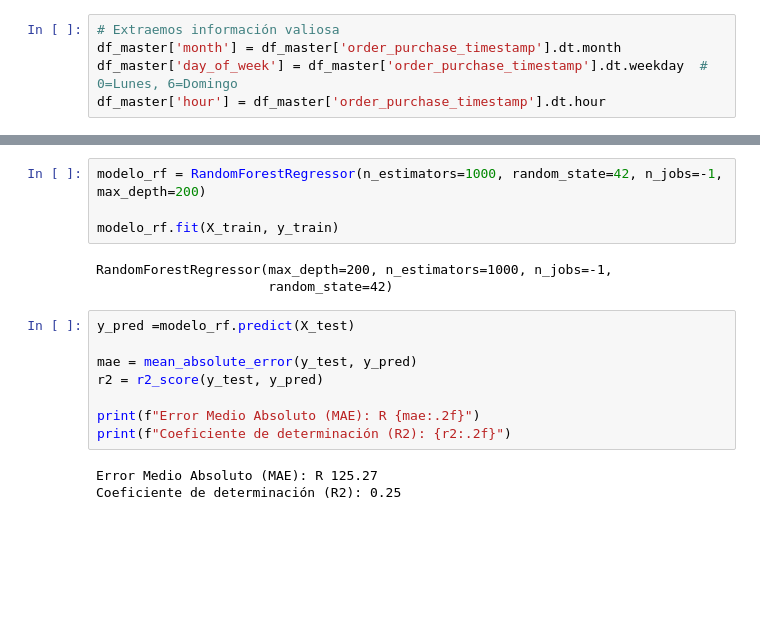
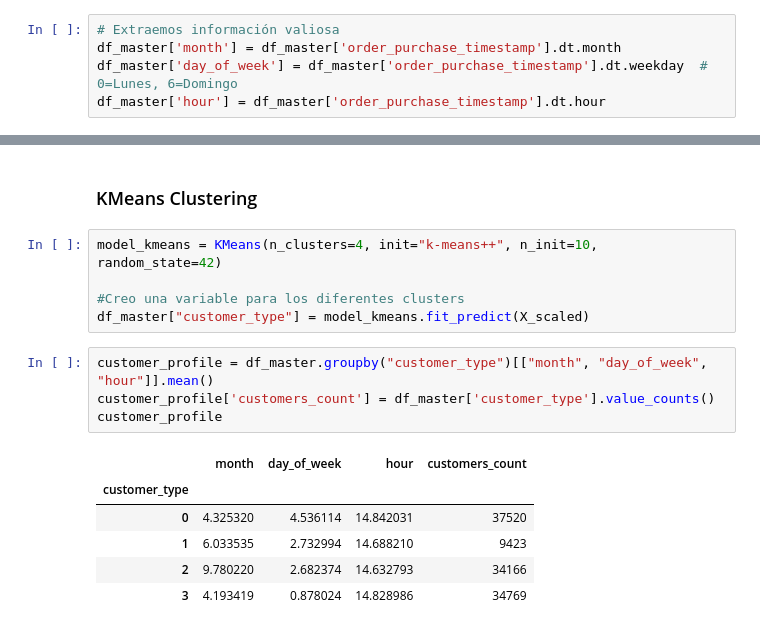
Before and after one commit to carlos-villa-restrepo/brazilian-ecommerce-data-science-project, a Jupyter notebook: notebooks/EDA.ipynb, the cells around one changed output, grey strips where cells are left out. Drawn from its saved outputs; the diff is of its cells as text; blank space fills up the shorter version.

```diff
--- a/notebooks/EDA.ipynb
+++ b/notebooks/EDA.ipynb
@@ -764,18 +757,18 @@ X_train
-# %%
-modelo_rf = RandomForestRegressor(n_estimators=1000, random_state=42, n_jobs=-1, max_depth=200)
-
-modelo_rf.fit(X_train, y_train)
-# %% [output]
-RandomForestRegressor(max_depth=200, n_estimators=1000, n_jobs=-1,
-                      random_state=42)
-# %%
-y_pred =modelo_rf.predict(X_test)
-
-mae = mean_absolute_error(y_test, y_pred)
-r2 = r2_score(y_test, y_pred)
-
-print(f"Error Medio Absoluto (MAE): R {mae:.2f}")
-print(f"Coeficiente de determinación (R2): {r2:.2f}")
-# %% [output]
-Error Medio Absoluto (MAE): R 125.27
-Coeficiente de determinación (R2): 0.25
+# %% [markdown]
+### KMeans Clustering
+# %%
+model_kmeans = KMeans(n_clusters=4, init="k-means++", n_init=10, random_state=42)
+
+#Creo una variable para los diferentes clusters
+df_master["customer_type"] = model_kmeans.fit_predict(X_scaled)
+# %%
+customer_profile = df_master.groupby("customer_type")[["month", "day_of_week", "hour"]].mean()
+customer_profile['customers_count'] = df_master['customer_type'].value_counts()
+customer_profile
+# %% [output]
+|  | month | day_of_week | hour | customers_count |
+| customer_type |  |  |  |  |
+| 0 | 4.325320 | 4.536114 | 14.842031 | 37520 |
+| 1 | 6.033535 | 2.732994 | 14.688210 | 9423 |
+| 2 | 9.780220 | 2.682374 | 14.632793 | 34166 |
+| 3 | 4.193419 | 0.878024 | 14.828986 | 34769 |
```
Also changed, not shown: parts of 12 cells of this notebook.
